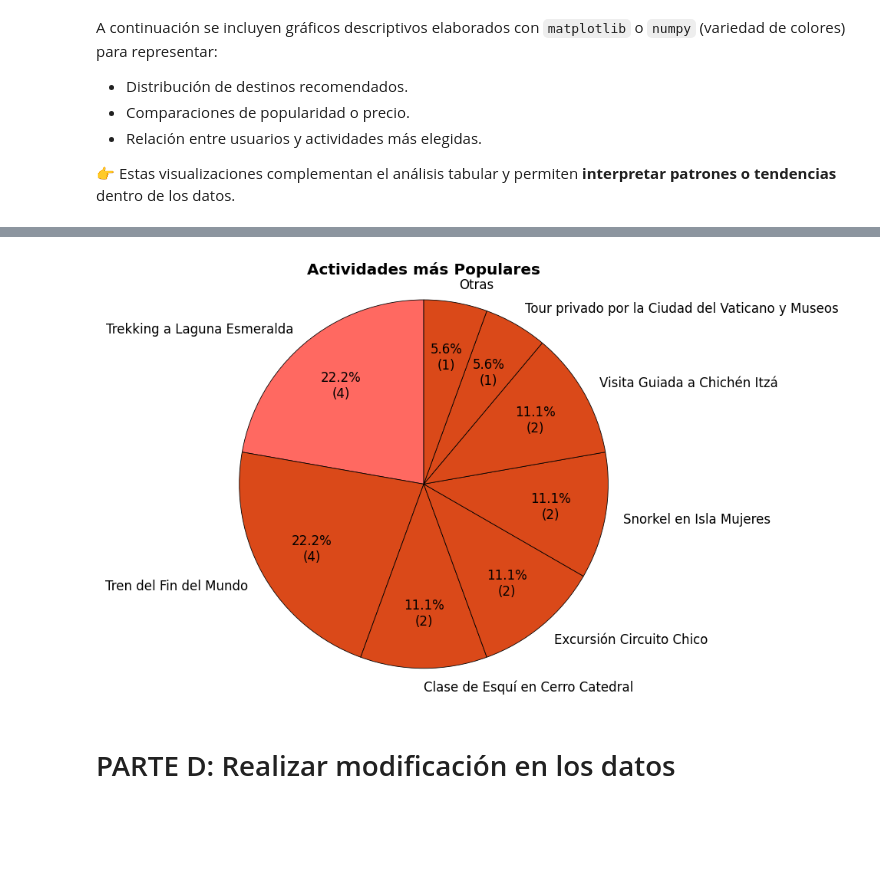
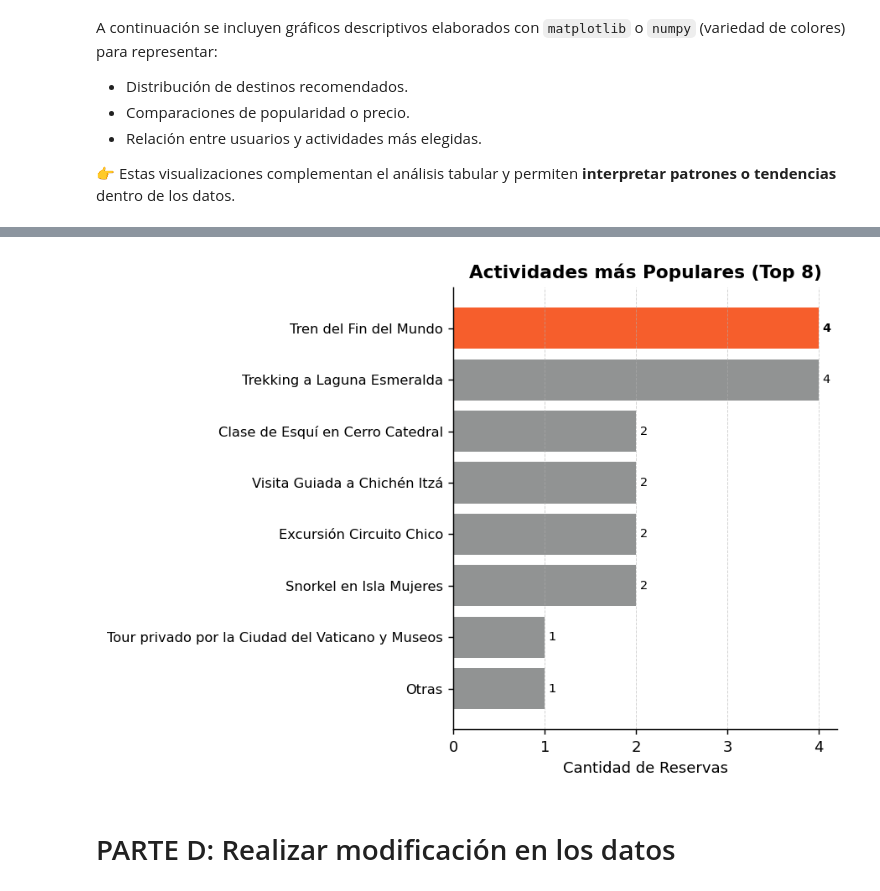
Before and after one commit to Delfina-Gonzalez/Recomendador-de-Viajes-Neo4j-Redis-MongoDB, a Jupyter notebook: notebooks/Trabajo_Integrador.ipynb, the cells around one changed output, grey strips where cells are left out. Drawn from its saved outputs; the diff is of its cells as text; code cells hidden in the pictures; blank space fills up the shorter version.

```diff
--- a/notebooks/Trabajo_Integrador.ipynb
+++ b/notebooks/Trabajo_Integrador.ipynb
@@ -1172,65 +1220,69 @@ def calcular_actividad_mas_popular():
 
 df_actividades_pop = calcular_actividad_mas_popular()
 
-# ---------- Gráfico: torta
-if df_actividades_pop.empty:
-    print("⚠️ No hay datos para calcular popularidad de actividades.")
-else:
-    valores = df_actividades_pop["cantidad"].astype(int)
-    etiquetas = df_actividades_pop["nombre"]
+# ---------- Gráfico: barras horizontales (actividades más populares) ----------
+valores = df_actividades_pop["cantidad"].astype(int)
+etiquetas = df_actividades_pop["nombre"]
 
-    top_k = 7
-    valores_top = valores[:top_k]
-    etiquetas_top = etiquetas[:top_k]
+# --- 1. Lógica de Agrupación
+top_k = 7
+valores_top = valores[:top_k]
+etiquetas_top = etiquetas[:top_k]
 
-    indice_mas_popular_original = 0
+indice_a_destacar = 0
 
-    if len(valores) > top_k:
-        restantes_sum = valores[top_k:].sum()
-        if restantes_sum > 0:
-            etiquetas = etiquetas_top.tolist() + ["Otras"]
-            valores = valores_top.tolist() + [restantes_sum]
-            indice_a_destacar = 0
-        else:
-            etiquetas, valores = etiquetas_top, valores_top
-            indice_a_destacar = 0
+if len(valores) > top_k:
+    restantes_sum = valores[top_k:].sum()
+    if restantes_sum > 0:
+        etiquetas = etiquetas_top.tolist() + ["Otras"]
+        valores = valores_top.tolist() + [restantes_sum]
     else:
         etiquetas, valores = etiquetas_top, valores_top
-        indice_a_destacar = 0
+else:
+    etiquetas, valores = etiquetas_top, valores_top
 
+# La actividad más popular es la primera fila (índice 0)
+actividad_mas_popular = df_actividades_pop.loc[0, "nombre"]
+cantidad_reservas = df_actividades_pop.loc[0, "cantidad"]
 
-    # Color base pastel:
-    color_base = "#DA4919"
-    # Color de destaque pastel: Rojo Pastel
-    color_destaque = '#FF6961'
+# 2. Definición de Colores
+color_base_pastel = "#919393"
+color_destaque_pastel = "#F65E2C"
 
-    # Inicializar todos los colores con el color base
-    colores_personalizados = [color_base] * len(valores)
+# Inicializar todos los colores con el color base
+colores_personalizados = [color_base_pastel] * len(valores)
+colores_personalizados[indice_a_destacar] = color_destaque_pastel
 
-    # Destacar la sección más popular
-    colores_personalizados[indice_a_destacar] = color_destaque
+# Invertir el orden para que la más popular quede arriba en el gráfico barh
+valores.reverse()
+etiquetas.reverse()
+colores_personalizados.reverse()
 
-    actividad_mas_popular = df_actividades_pop.loc[0, "nombre"]
-    cantidad_reservas = df_actividades_pop.loc[0, "cantidad"]
+print(f"✅ La actividad más popular es **{actividad_mas_popular}**. Cantidad de Reservas = **{cantidad_reservas:,}**.")
 
-    print(f"✅ La actividad más popular es **{actividad_mas_popular}**. Cantidad de Reservas = **{cantidad_reservas:,}**.")
+# --- 3. Gráfico de Barras Horizontal (MEJORA DE VISUALIZACIÓN) ---
+plt.figure(figsize=(7, 5), dpi=130)
 
-    # --- 3. Gráfico de Torta ---
-    plt.figure(figsize=(7,5), dpi=120)
+# Generar el gráfico de barras horizontales
+bars = plt.barh(etiquetas, valores, color=colores_personalizados)
 
-    plt.pie(
-        valores,
-        labels=etiquetas,
-        # Formato: Muestra % y el valor absoluto
-        autopct=lambda pct: f"{pct:.1f}%\n({int(round(pct/100*sum(valores))):,})",
-        startangle=90,
-        colors=colores_personalizados, # Usamos la nueva lista de colores
-        wedgeprops={'edgecolor': 'black', 'linewidth': 0.5},
-        pctdistance=0.7
-    )
+# Etiquetas de datos y formato
+for i, bar in enumerate(bars):
+    # Etiquetas de valor absoluto con formato de miles
+    plt.text(bar.get_width()  + np.max(valores) * 0.01,
+        bar.get_y() + bar.get_height()/2,
+        f"{valores[i]:,}",
+        va='center',
+        fontsize=8,
+     fontweight='bold' if i == len(valores) - 1 else 'normal') # La barra más popular está al final de la lista invertida
 
-    plt.title("Actividades más Populares", fontsize=12, fontweight='bold')
-    plt.axis("equal")
-    plt.tight_layout()
-    plt.show()
+plt.xlabel("Cantidad de Reservas", size=10)
+plt.title(f"Actividades más Populares (Top {len(etiquetas)})", fontsize=12, fontweight='bold', loc = "center")
+
+plt.grid(axis='x', linestyle='--', linewidth=0.5, alpha=0.6)
+plt.gca().spines['right'].set_visible(False)
+plt.gca().spines['top'].set_visible(False)
+plt.yticks(fontsize=9)
+plt.tight_layout()
+plt.show()
 # %% [output]
@@ -1238,4 +1290,4 @@ else:
-[figure, old version]
+[figure, new version]
 # %% [markdown]
 # PARTE D: Realizar modificación en los datos
 # %% [markdown]
```
Also changed, not shown: parts of 13 cells of this notebook.
